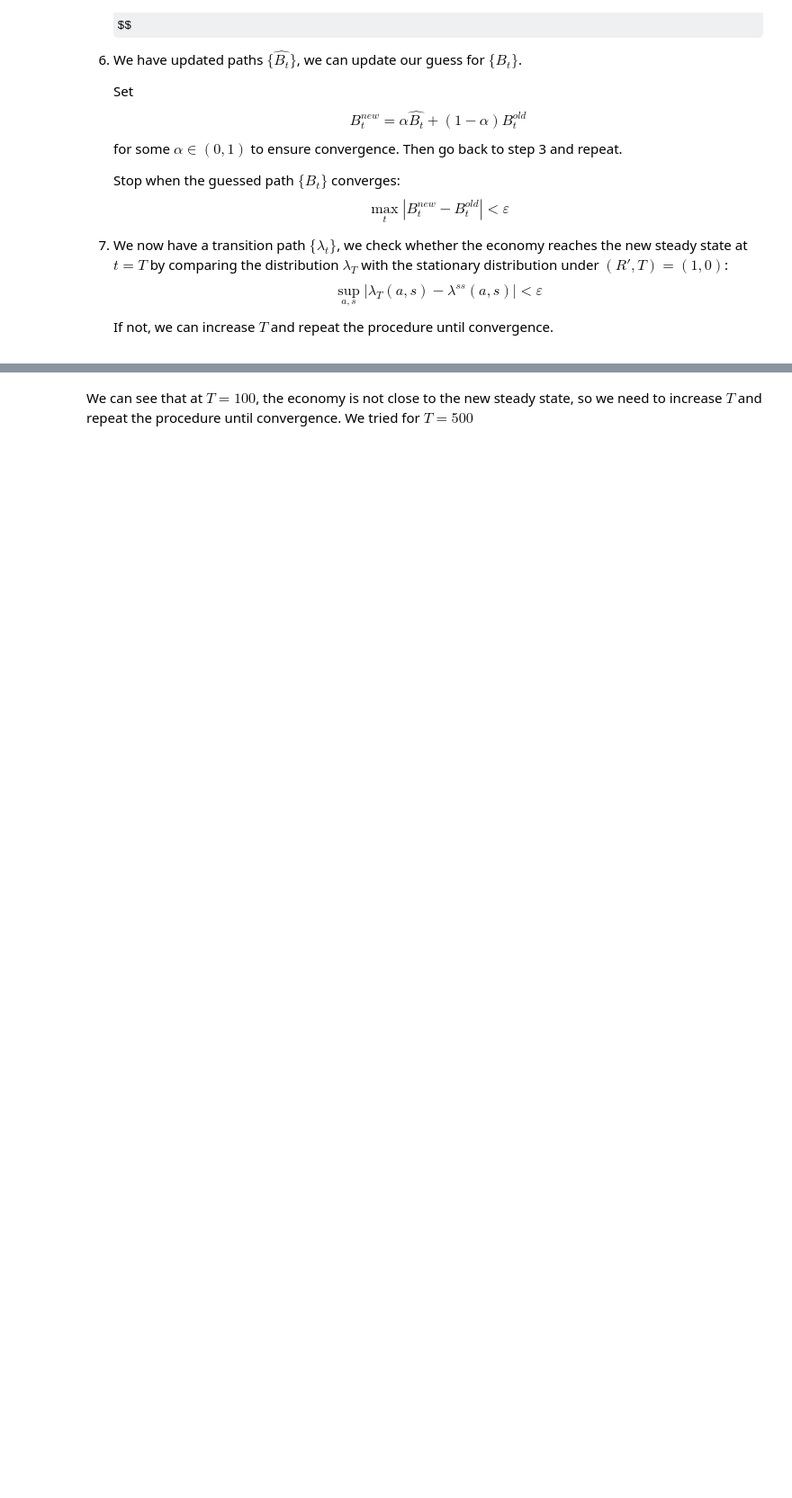
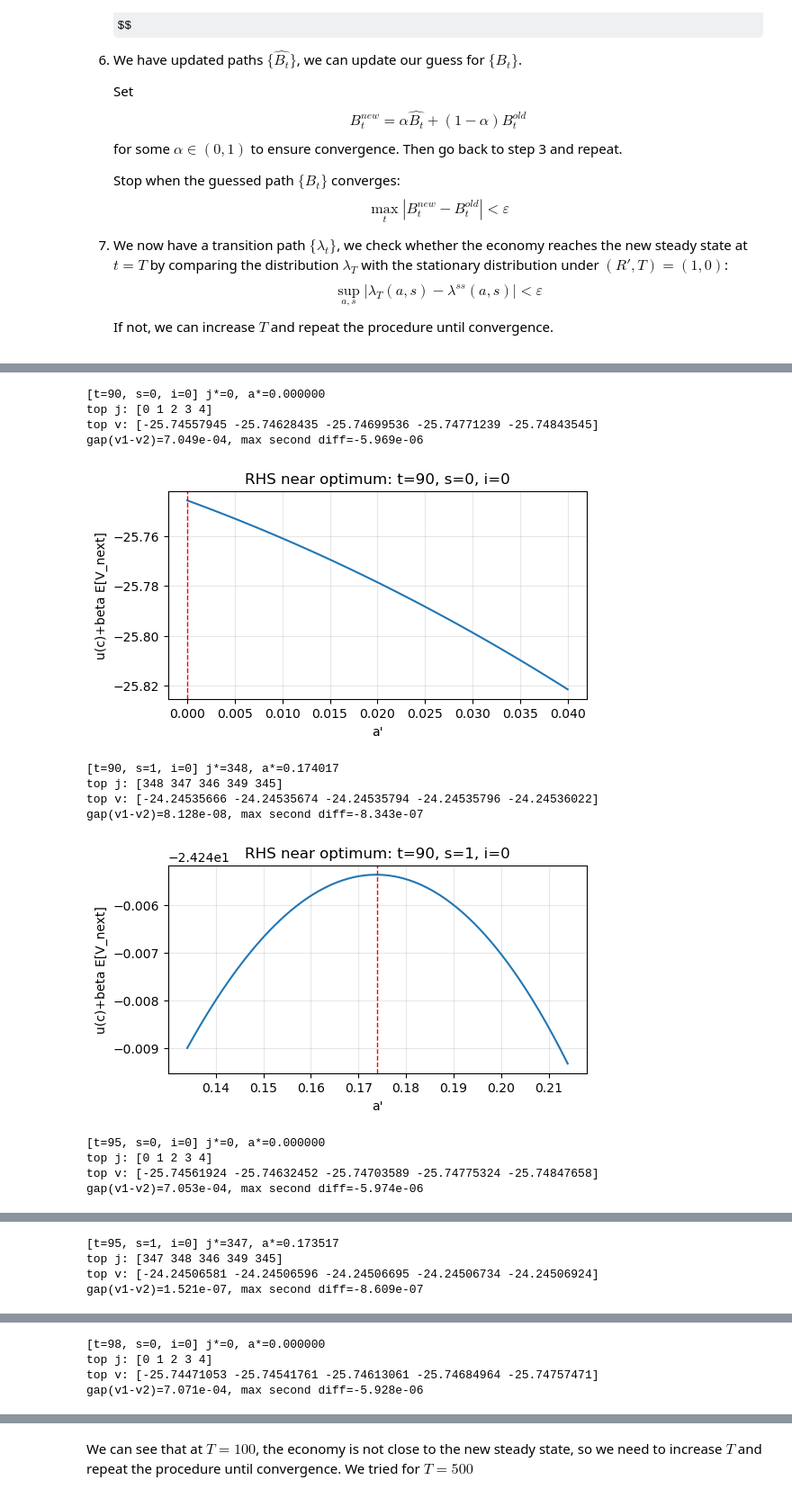
Before and after one commit to YuxuanZhao-Econ/ECON8107, a Jupyter notebook: Assignment/Assignment_3/pset3_code/pset_3_python.ipynb, the cells around one changed output, grey strips where cells are left out. Shown at 90% size. Drawn from its saved outputs; the diff is of its cells as text; code cells hidden in the pictures; some formulas as TeX source; blank space fills up the shorter version.

Commit message:
update: check whether the concave search strategy in VFI lead to oscillation? Because there will be numerical error, results show that maybe, but I haven't find good way to address it

```diff
--- a/Assignment/Assignment_3/pset3_code/pset_3_python.ipynb
+++ b/Assignment/Assignment_3/pset3_code/pset_3_python.ipynb
@@ -1661 +1410,73 @@ max abs difference between final distribution and target stationary distribution
 Final distribution is not close to target stationary distribution.
+# %%
+# Diagnose v(a' | a,s,t) near terminal for T=100 result
+# Requires: res, beta, rho, p, y_grid, a_grid, u_crra
+
+def rhs_curve_at(res, t, i, s):
+    V_next = res["V_path"][t + 1]             # shape (grid_points, n)
+    R_t = res["R_path"][t]
+    T_t = res["T_path"][t]
+
+    EV = beta * (V_next @ p[s])               # EV[j] = beta * sum_sp p[s,sp]*V_next[j,sp]
+    c = R_t * a_grid[i] + y_grid[s] + T_t - a_grid
+
+    rhs = np.full(a_grid.size, -np.inf)
+    feas = c > 0
+    rhs[feas] = u_crra(c[feas], rho) + EV[feas]
+    return rhs, feas
+
+def top_info(rhs, k=5):
+    idx = np.where(np.isfinite(rhs))[0]
+    vals = rhs[idx]
+    ord_idx = idx[np.argsort(vals)[::-1]]
+    top = ord_idx[:k]
+    return top, rhs[top]
+
+t_list = [90, 95, 98, 99]  # near terminal
+for t in t_list:
+    for s in [0, 1]:
+        # pick a state with highest mass at (t,s)
+        i = int(np.argmax(res["lambda_path"][t, :, s]))
+
+        rhs, feas = rhs_curve_at(res, t, i, s)
+        j_star = int(np.argmax(rhs))
+        top_j, top_v = top_info(rhs, k=5)
+
+        # concavity/flatness diagnostics on feasible region
+        rhs_f = rhs[np.isfinite(rhs)]
+        d2 = np.diff(rhs_f, n=2)
+        max_d2 = np.max(d2) if d2.size > 0 else np.nan
+        gap12 = top_v[0] - top_v[1] if top_v.size >= 2 else np.nan
+
+        print(f"\n[t={t}, s={s}, i={i}] j*={j_star}, a*={a_grid[j_star]:.6f}")
+        print(f"top j: {top_j}")
+        print(f"top v: {top_v}")
+        print(f"gap(v1-v2)={gap12:.3e}, max second diff={max_d2:.3e}")
+
+        # local plot around optimum
+        w = 80
+        L = max(0, j_star - w)
+        R = min(a_grid.size, j_star + w + 1)
+        plt.figure(figsize=(6, 3))
+        plt.plot(a_grid[L:R], rhs[L:R], lw=1.5)
+        plt.axvline(a_grid[j_star], color="r", ls="--", lw=1)
+        plt.title(f"RHS near optimum: t={t}, s={s}, i={i}")
+        plt.xlabel("a'")
+        plt.ylabel("u(c)+beta E[V_next]")
+        plt.grid(alpha=0.3)
+        plt.show()
+# %% [output]
+[t=90, s=0, i=0] j*=0, a*=0.000000
+top j: [0 1 2 3 4]
+top v: [-25.74557945 -25.74628435 -25.74699536 -25.74771239 -25.74843545]
+gap(v1-v2)=7.049e-04, max second diff=-5.969e-06
+[figure, added]
+[t=90, s=1, i=0] j*=348, a*=0.174017
+top j: [348 347 346 349 345]
+top v: [-24.24535666 -24.24535674 -24.24535794 -24.24535796 -24.24536022]
+gap(v1-v2)=8.128e-08, max second diff=-8.343e-07
+[figure, added]
+[t=95, s=0, i=0] j*=0, a*=0.000000
+top j: [0 1 2 3 4]
+top v: [-25.74561924 -25.74632452 -25.74703589 -25.74775324 -25.74847658]
+gap(v1-v2)=7.053e-04, max second diff=-5.974e-06
@@ -1661,0 +1484,4 @@ Final distribution is not close to target stationary distribution.
+[t=95, s=1, i=0] j*=347, a*=0.173517
+top j: [347 348 346 349 345]
+top v: [-24.24506581 -24.24506596 -24.24506695 -24.24506734 -24.24506924]
+gap(v1-v2)=1.521e-07, max second diff=-8.609e-07
@@ -1661,0 +1489,4 @@ Final distribution is not close to target stationary distribution.
+[t=98, s=0, i=0] j*=0, a*=0.000000
+top j: [0 1 2 3 4]
+top v: [-25.74471053 -25.74541761 -25.74613061 -25.74684964 -25.74757471]
+gap(v1-v2)=7.071e-04, max second diff=-5.928e-06
```
Also changed, not shown: parts of 10 cells of this notebook.
